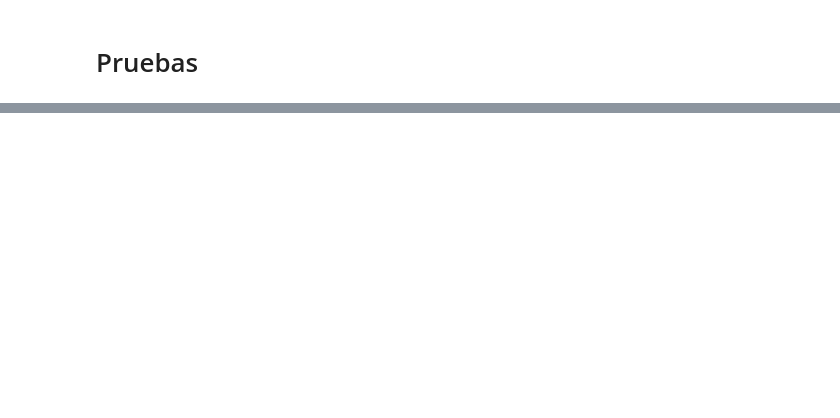
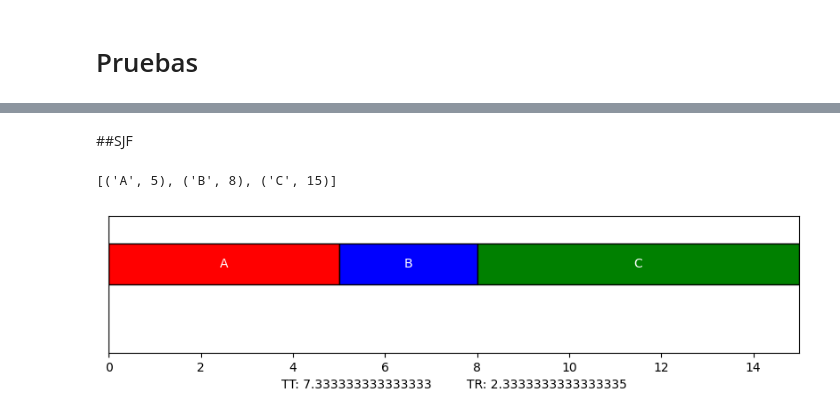
Before and after one commit to Alejandro-XIII/Proyecto-Final-SO, a Jupyter notebook: Proyecto_Final.ipynb, the cells around one changed output, grey strips where cells are left out. Saved outputs shown, nothing was run; the diff lists cells and outputs as text; code cells hidden in the pictures; blank space fills up the shorter version.

```diff
--- a/Proyecto_Final.ipynb
+++ b/Proyecto_Final.ipynb
@@ -15,14 +15,17 @@ def fcfs(processes):
     return scheduling
 # %% [markdown]
 ##SJF
-# %%
-def sjf(processes):
-    processes_sorted = sorted(processes, key=lambda x: x['run_time'])
-    scheduling = []
-    time = 0
-    for process in processes_sorted:
-        time += process['run_time']
-        scheduling.append((process['name'], time))
-    return scheduling
+# %%
+def sjf(processes):
+    processes_remaining = [{'name': p['name'], 'arrival_time': p['arrival_time'], 'run_time': p['run_time']} for p in processes] # Crear una copia de los procesos para no modificar la entrada original
+    scheduling = []
+    time = 0
+    while processes_remaining:
+      available_processes = [p for p in processes_remaining if p['arrival_time'] <= time] # Actualizar la lista de procesos restantes filtrando por arrival_time <= time
+      shortest_process = min(available_processes, key=lambda x: x['run_time']) # Encontrar el proceso con la menor duración de tiempo restante
+      time += shortest_process['run_time']
+      processes_remaining.remove(shortest_process)
+      scheduling.append((shortest_process['name'], time))
+    return scheduling
 # %% [markdown]
 ##STCF
@@ -202,0 +268,11 @@ plot_scheduling(scheduling,tt,tr)
+# %% [markdown]
+##SJF
+# %%
+scheduling = sjf(processes)
+print(scheduling)
+tt = t_turnaround(scheduling, processes)
+tr = t_response(scheduling, processes)
+plot_scheduling(scheduling,tt,tr)
+# %% [output]
+[('A', 5), ('B', 8), ('C', 15)]
+[figure, added]
```
Also changed, not shown: parts of 19 cells of this notebook.
